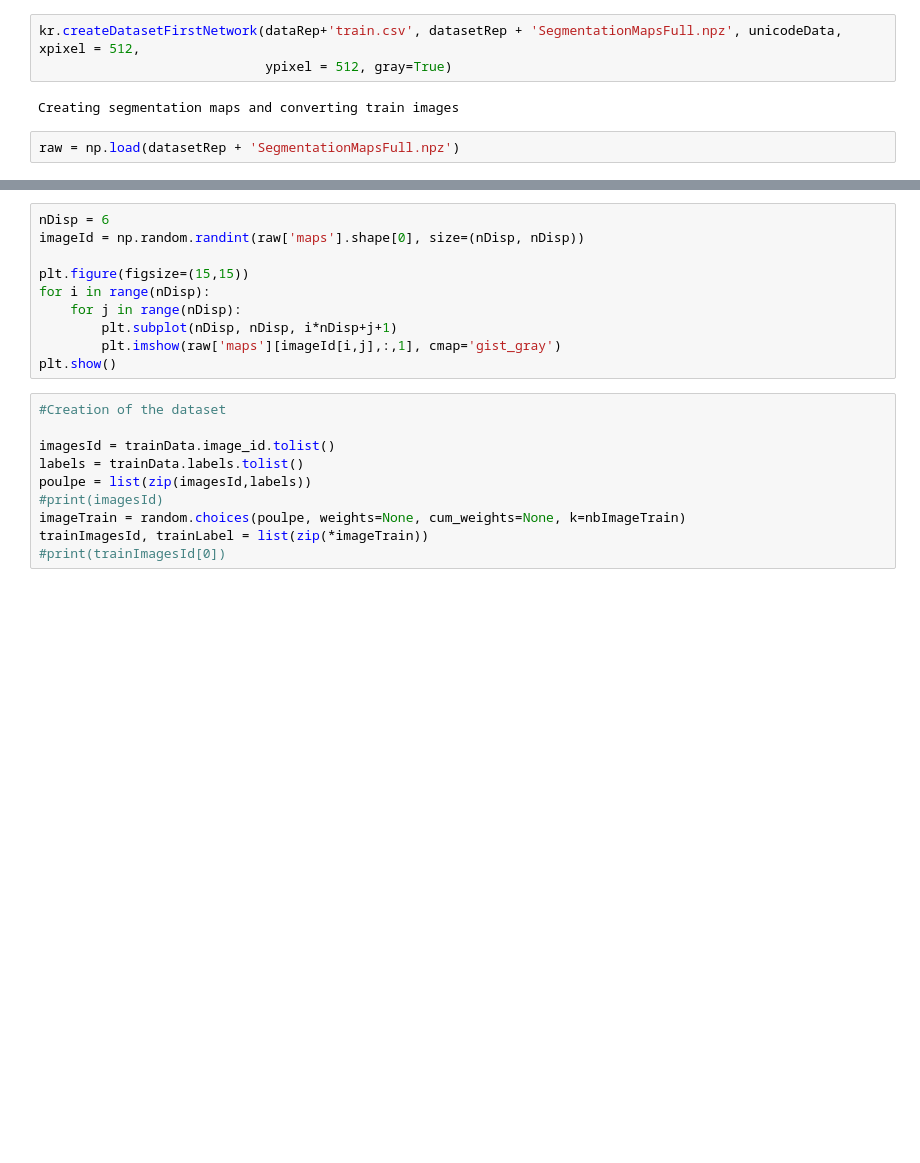
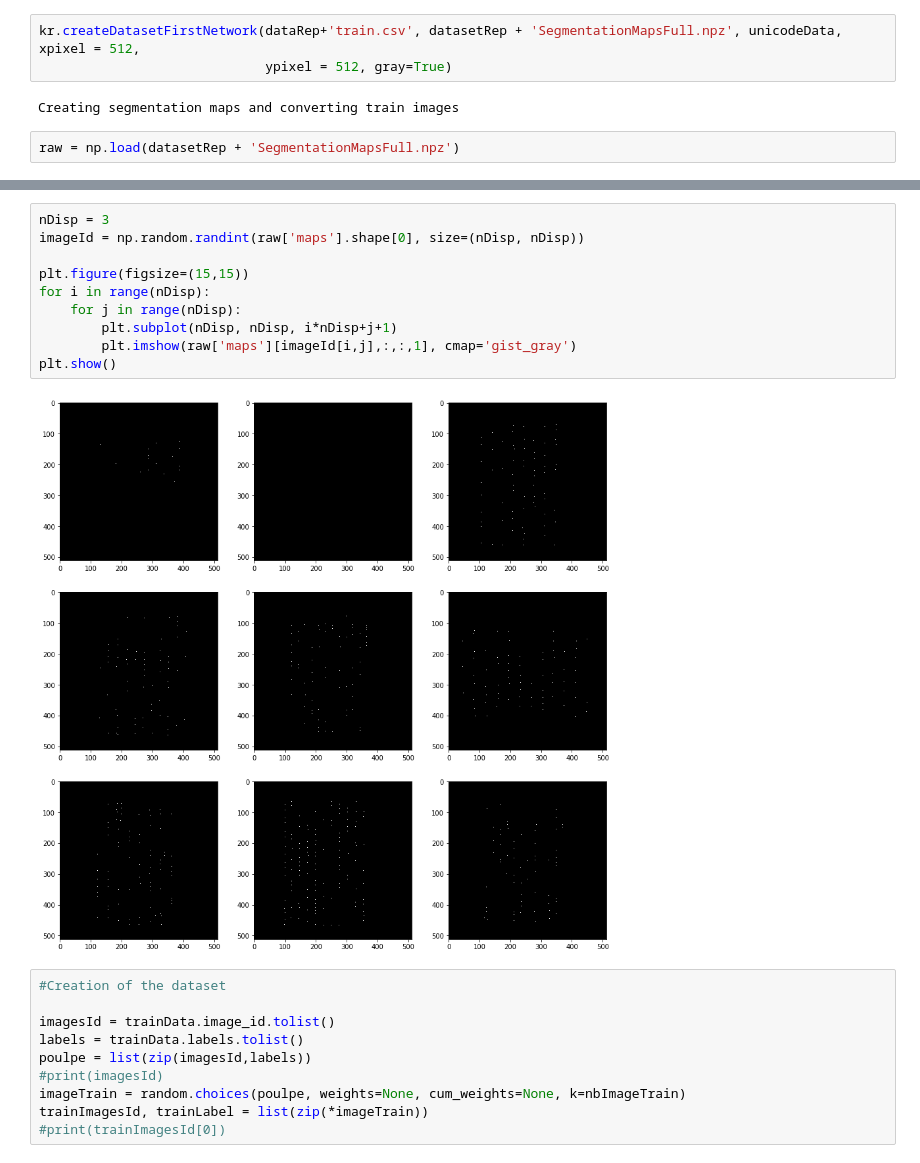
Before and after one commit to mdebony/kuzushiji-recognition, a Jupyter notebook: notebook/SegmentationMapCreator.ipynb, the cells around one changed output, grey strips where cells are left out. Cells and saved outputs as stored; diff of their text form; blank space fills up the shorter version.

```diff
--- a/notebook/SegmentationMapCreator.ipynb
+++ b/notebook/SegmentationMapCreator.ipynb
@@ -59,13 +78,15 @@ plt.show()
 # %%
-nDisp = 6
+nDisp = 3
 imageId = np.random.randint(raw['maps'].shape[0], size=(nDisp, nDisp))
 
 plt.figure(figsize=(15,15))
 for i in range(nDisp):
     for j in range(nDisp):
         plt.subplot(nDisp, nDisp, i*nDisp+j+1)
-        plt.imshow(raw['maps'][imageId[i,j],:,1], cmap='gist_gray')
+        plt.imshow(raw['maps'][imageId[i,j],:,:,1], cmap='gist_gray')
 plt.show()
+# %% [output]
+[figure, added]
 # %%
 #Creation of the dataset
 
```
Also changed, not shown: parts of 4 cells of this notebook, 2 other files.
